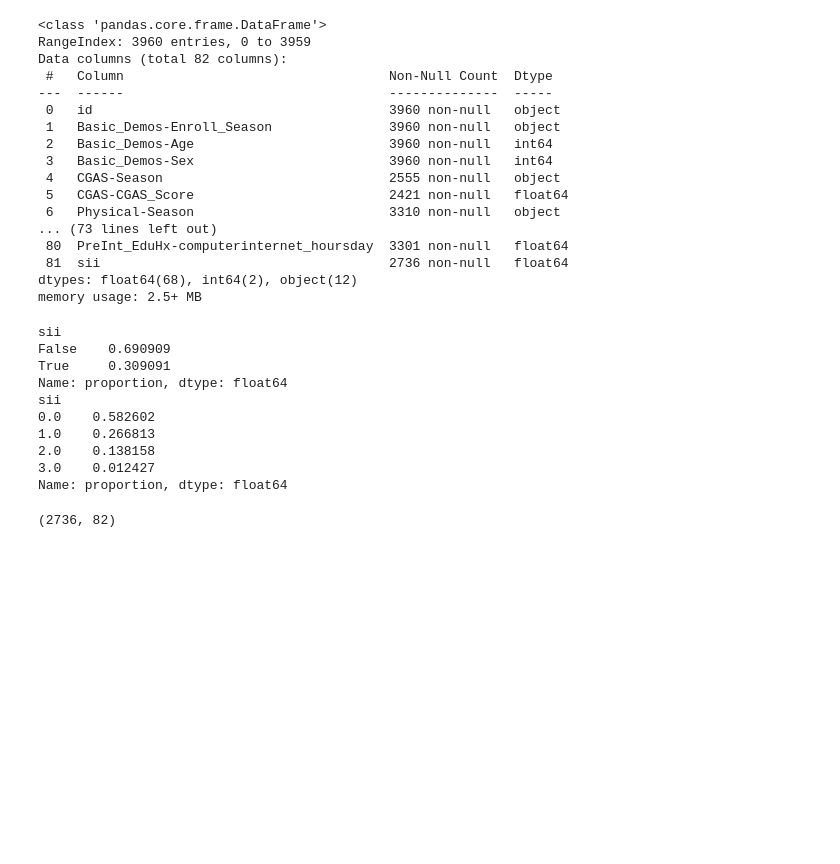
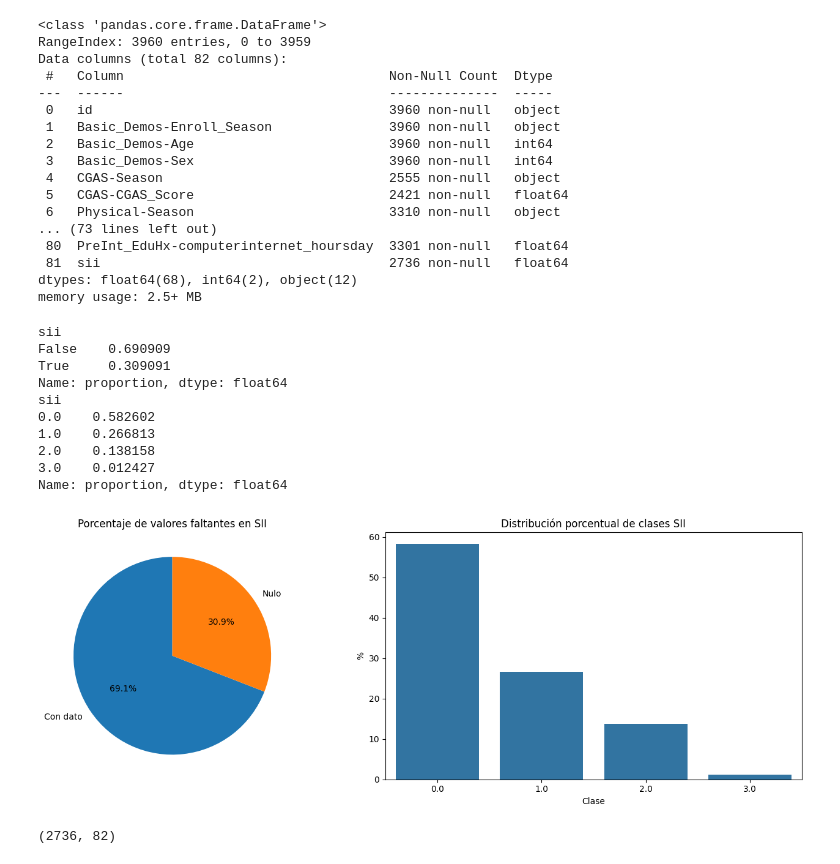
Before and after one commit to ulcaicedo31-hub/Taller-colaborativo, a Jupyter notebook: Sources/Proyecto.ipynb, the cells around one changed output. Drawn from its saved outputs; the diff is of its cells as text; code cells hidden in the pictures; blank space fills up the shorter version.

```diff
--- a/Sources/Proyecto.ipynb
+++ b/Sources/Proyecto.ipynb
@@ -189,18 +189,48 @@ memory usage: 2.5+ MB
 # %%
 #4 Se revisa cantidad de nulos en variable objetivo y destribución de clases
 print(df_train["sii"].isnull().value_counts(normalize=True))
 print(df_train["sii"].value_counts(normalize=True))
+
+fig, axes = plt.subplots(1,2, figsize=(14,5))
+
+# Nulos %
+null_pct = df_train["sii"].isnull().value_counts(normalize=True)*100
+
+axes[0].pie(
+    null_pct,
+    labels=["Con dato", "Nulo"],
+    autopct="%1.1f%%",
+    startangle=90
+)
+axes[0].set_title("Porcentaje de valores faltantes en SII")
+
+# Clases %
+class_pct = df_train["sii"].value_counts(normalize=True).sort_index()*100
+
+sns.barplot(
+    x=class_pct.index,
+    y=class_pct.values,
+    ax=axes[1]
+)
+
+axes[1].set_title("Distribución porcentual de clases SII")
+axes[1].set_xlabel("Clase")
+axes[1].set_ylabel("%")
+
+plt.tight_layout()
+plt.show()
 # %% [output]
 sii
 False    0.690909
 True     0.309091
 Name: proportion, dtype: float64
 sii
 0.0    0.582602
 1.0    0.266813
 2.0    0.138158
 3.0    0.012427
 Name: proportion, dtype: float64
+[figure, added]
 # %%
 #5 Se eliminan filas con nulos en variable objetivo para hacer entrenamiento supervisado
 df_train = df_train[df_train["sii"].notnull()]
```
